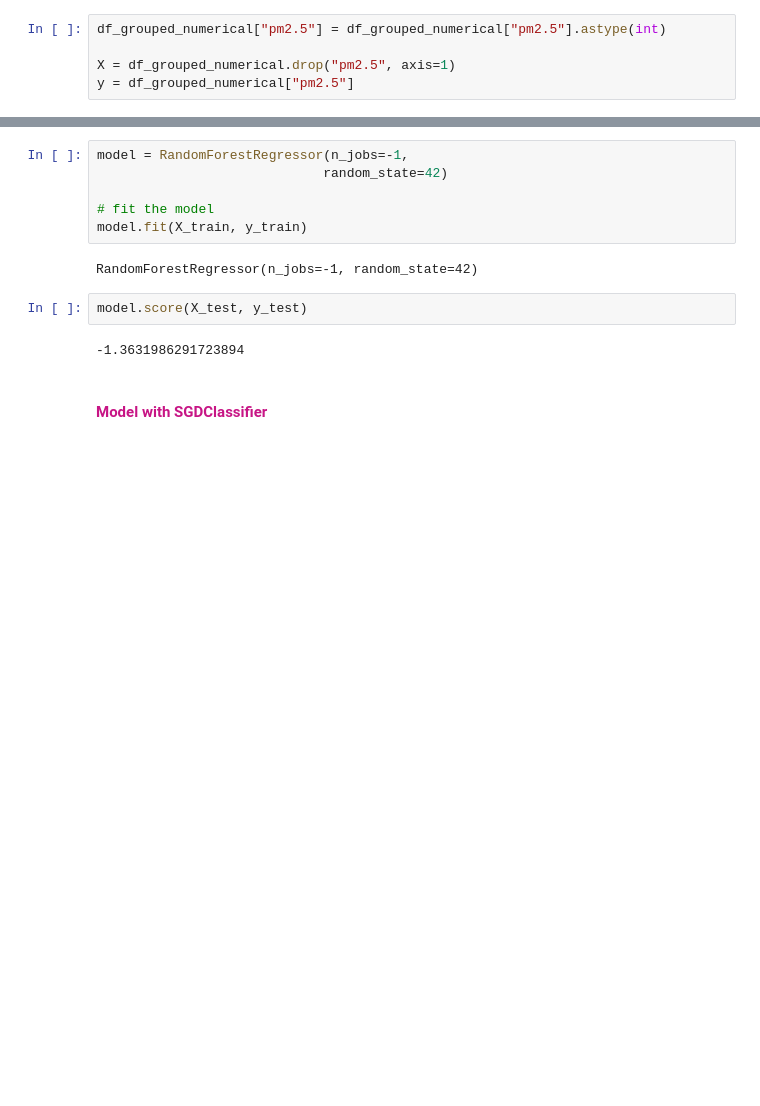
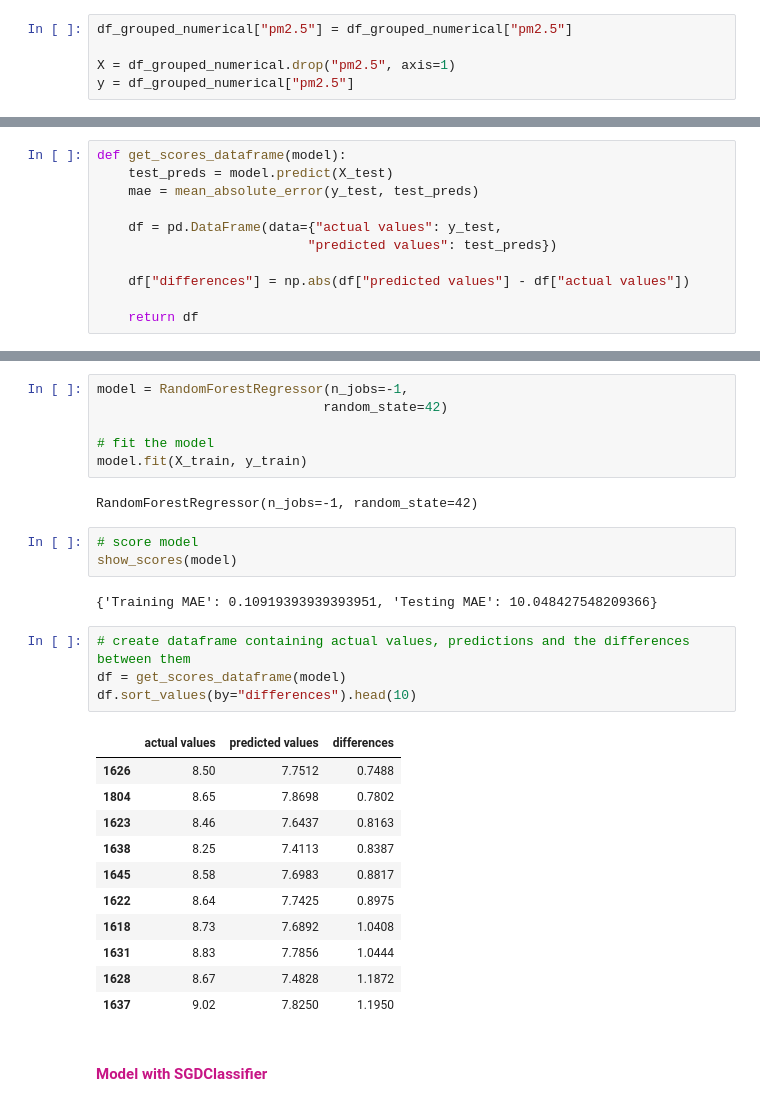
Before and after one commit to rawan-a-d/Air-Quality-Prediction, a Jupyter notebook: modelling.ipynb, the cells around one changed output, grey strips where cells are left out. Saved outputs shown, nothing was run; the diff lists cells and outputs as text; blank space fills up the shorter version.

Commit message:
Modelling
Try more models

Create a method to evaluate models

Create a method to get a dataframe containing actual values, predictions and the difference

Conclusion

```diff
--- a/modelling.ipynb
+++ b/modelling.ipynb
@@ -29,7 +33,7 @@ df_grouped_numerical.sample(5)
 # %% [markdown]
 <h4><font color=mediumvioletred>Get X and y</font></h4>
 # %%
-df_grouped_numerical["pm2.5"] = df_grouped_numerical["pm2.5"].astype(int)
+df_grouped_numerical["pm2.5"] = df_grouped_numerical["pm2.5"]
 
 X = df_grouped_numerical.drop("pm2.5", axis=1)
 y = df_grouped_numerical["pm2.5"]
@@ -78,3 +99,14 @@ X_train.shape, y_train.shape, X_test.shape, y_test.shape
+# %%
+def get_scores_dataframe(model):
+    test_preds = model.predict(X_test)
+    mae = mean_absolute_error(y_test, test_preds)
+
+    df = pd.DataFrame(data={"actual values": y_test,
+                           "predicted values": test_preds})
+
+    df["differences"] = np.abs(df["predicted values"] - df["actual values"])
+
+    return df
 # %% [markdown]
 <h4><font color=mediumvioletred>Model with RandomForestRegressor </font></h4>
 # %%
@@ -86,9 +118,26 @@ model.fit(X_train, y_train)
 # %% [output]
 RandomForestRegressor(n_jobs=-1, random_state=42)
 # %%
-model.score(X_test, y_test)
+# score model
+show_scores(model)
 # %% [output]
--1.3631986291723894
+{'Training MAE': 0.10919393939393951, 'Testing MAE': 10.048427548209366}
+# %%
+# create dataframe containing actual values, predictions and the differences between them
+df = get_scores_dataframe(model)
+df.sort_values(by="differences").head(10)
+# %% [output]
+|  | actual values | predicted values | differences |
+| 1626 | 8.50 | 7.7512 | 0.7488 |
+| 1804 | 8.65 | 7.8698 | 0.7802 |
+| 1623 | 8.46 | 7.6437 | 0.8163 |
+| 1638 | 8.25 | 7.4113 | 0.8387 |
+| 1645 | 8.58 | 7.6983 | 0.8817 |
+| 1622 | 8.64 | 7.7425 | 0.8975 |
+| 1618 | 8.73 | 7.6892 | 1.0408 |
+| 1631 | 8.83 | 7.7856 | 1.0444 |
+| 1628 | 8.67 | 7.4828 | 1.1872 |
+| 1637 | 9.02 | 7.8250 | 1.1950 |
 # %% [markdown]
 <h4><font color=mediumvioletred>Model with SGDClassifier </font></h4>
 # %%
```
Also changed, not shown: parts of 32 cells of this notebook.
